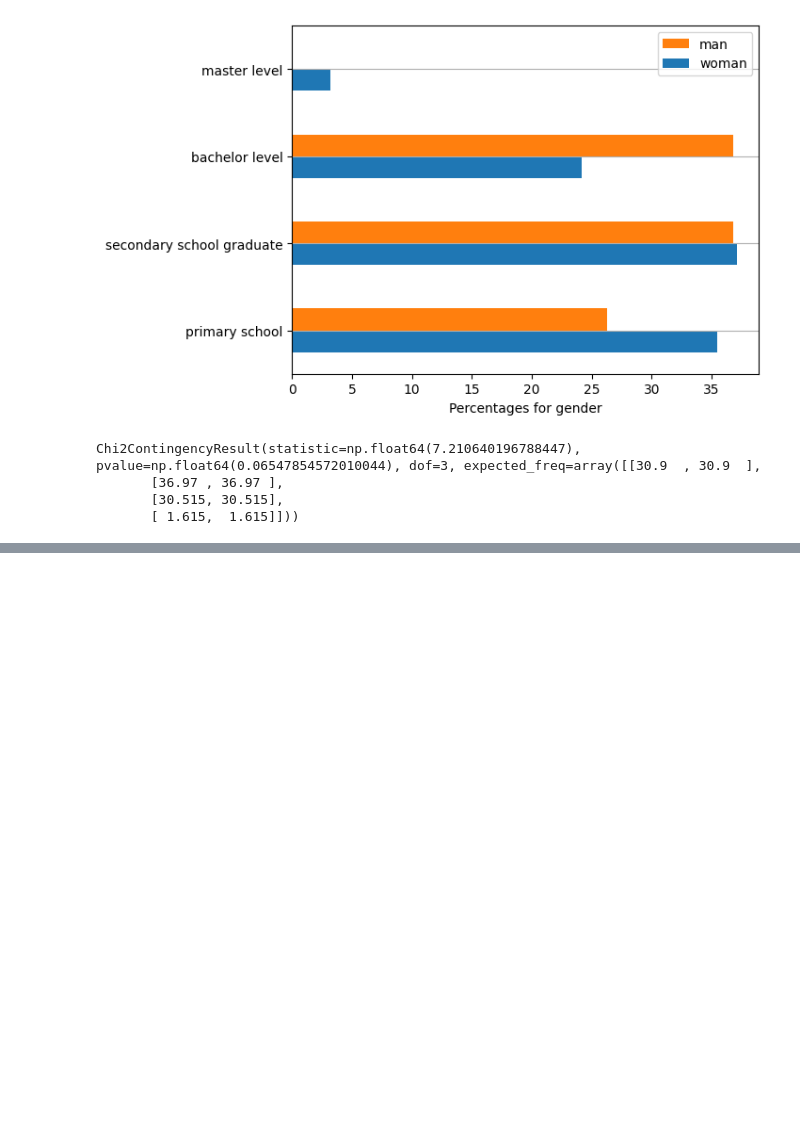
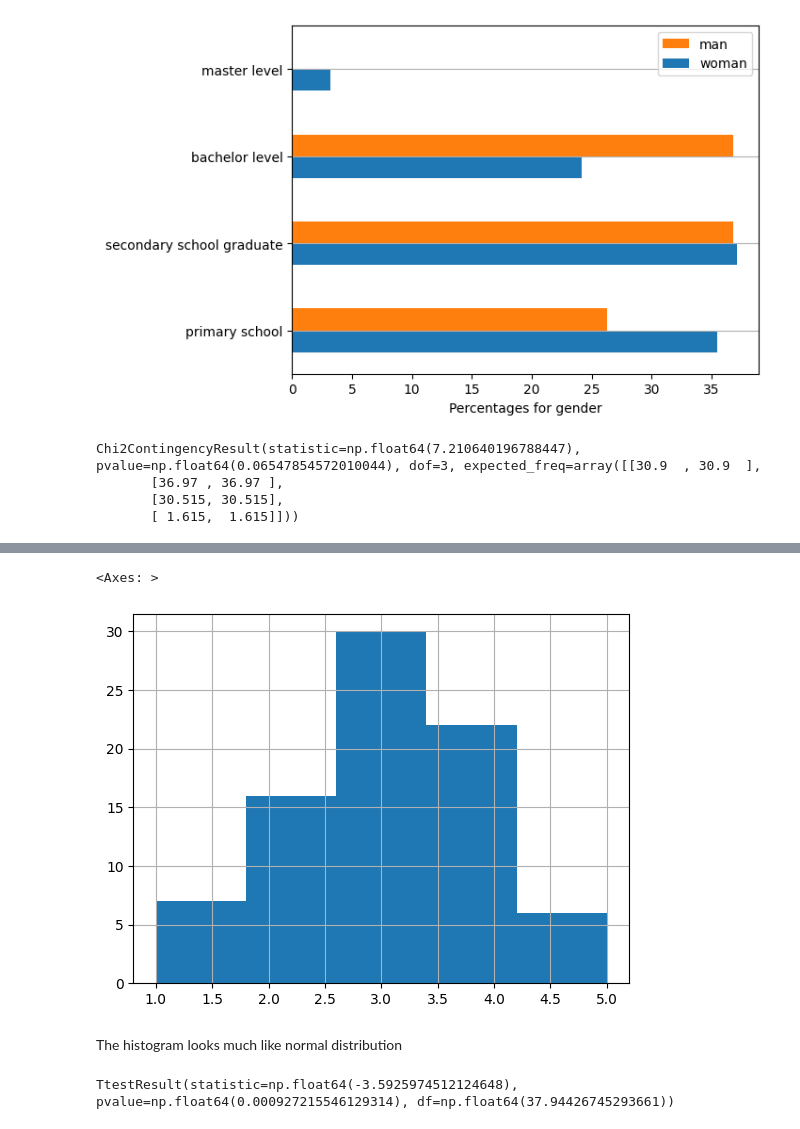
Before and after one commit to qiaoqiaozou/-Final-Project-Data-processing-, a Jupyter notebook: Analyzing_WorkPlaceSatisfactionSurveyData.ipynb, the cells around one changed output, grey strips where cells are left out. Saved outputs shown, nothing was run; the diff lists cells and outputs as text; code cells hidden in the pictures; blank space fills up the shorter version.

Commit message:
management difference

```diff
--- a/Analyzing_WorkPlaceSatisfactionSurveyData.ipynb
+++ b/Analyzing_WorkPlaceSatisfactionSurveyData.ipynb
@@ -354,0 +387,22 @@ Chi2ContingencyResult(statistic=np.float64(7.210640196788447), pvalue=np.float64
+# %%
+# check the variable is the categorical variable.
+df['sat_management'].hist(bins=5)
+# %% [output]
+<Axes: >
+[figure, added]
+# %% [markdown]
+The histogram looks much like normal distribution
+# %%
+# 1.Man and women are independent vairibles.
+# 2.The sample size >30.
+# 3.The value of "sat_management" are normally distributed.
+
+# Forming the data for the groups to be compared
+gender1 = df['sat_management'][df['gender'] == 1] # men
+gender2 = df['sat_management'][df['gender'] == 2] # women
+
+# Kahden riippumattoman (ind) otoksen t-testi
+from scipy.stats import ttest_ind
+ttest_ind(gender1, gender2, equal_var = False)
+# %% [output]
+TtestResult(statistic=np.float64(-3.5925974512124648), pvalue=np.float64(0.000927215546129314), df=np.float64(37.94426745293661))
```
Also changed, not shown: parts of 6 cells of this notebook.
